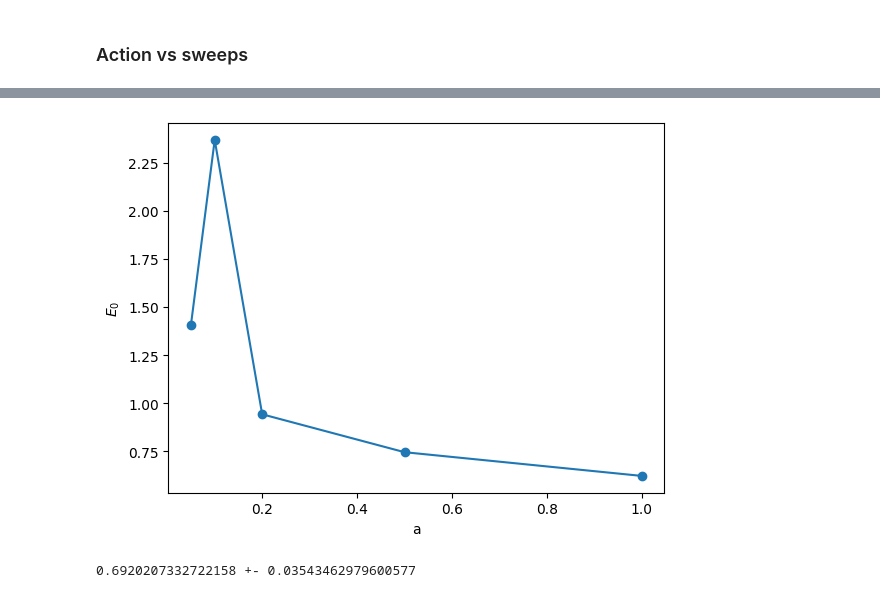
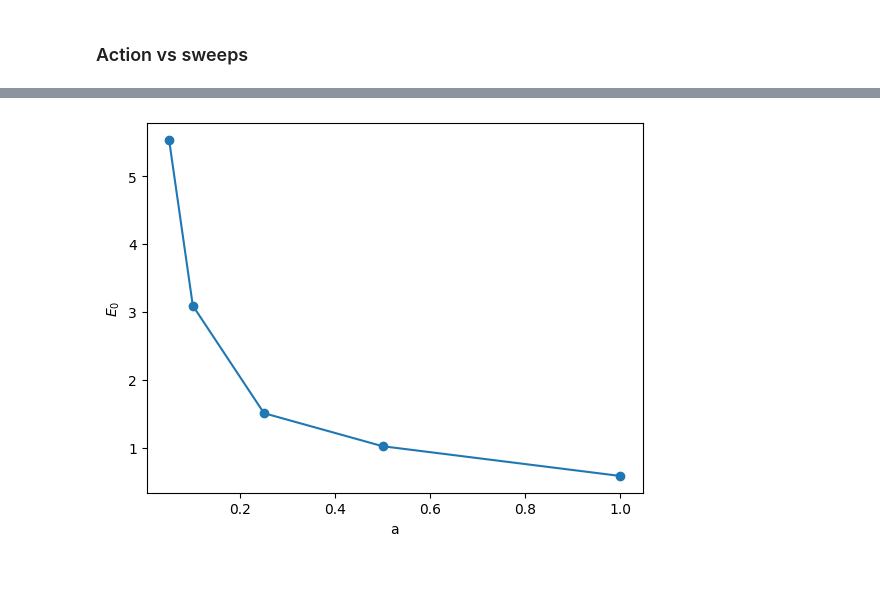
Before and after one commit to SoyAgustin/QF-Path-Integral, a Jupyter notebook: Notebooks_Py/oscillator.ipynb, the cells around one changed output, grey strips where cells are left out. Drawn from its saved outputs; the diff is of its cells as text; code cells hidden in the pictures.

```diff
--- a/Notebooks_Py/oscillator.ipynb
+++ b/Notebooks_Py/oscillator.ipynb
@@ -91,28 +92,19 @@ hot_cold(epsilon,SIZE,a,lamb)
 # %%
-def ground_state_hot(rho,size,a_list,start=1):
+def ground_state_hot(a_list,epsilon,size=10,start=1,lamb=0.0):
     e_0=[]
     ind=0
     for a in a_list:
-        x = pd.read_csv(f"./Datos/Harmonic/configs/start_1_epsilon_{rho:0.2f}_{size}_{a:0.2f}.csv")
+        x = pd.read_csv(f"./Datos/Oscillator/trayec/start_{start}_eps_{epsilon:0.2f}_size_{size}_a_{a:0.2f}_lambda_{lamb:0.2f}.csv")
 
         e_0 += [np.mean(x[str(ind)]**2)]
 
+    e_0=np.array(e_0)
     plt.errorbar(a_list,e_0,marker="o")
     plt.xlabel("a")
     plt.ylabel("$E_0$")
     plt.show()
 # %%
-a_list = [1.0,0.5,0.2,0.1,0.05]
-ground_state_hot(0.7,10,a_list)
+a_list = [1.0,0.5,0.25,0.1,0.05]
+ground_state_hot(a_list,epsilon=0.7,lamb=0.0)
 # %% [output]
-[figure, old version]
+[figure, new version]
-# %%
-rho=0.7
-size=10
-a=0.05
-x = pd.read_csv(f"./Datos/Harmonic/configs/start_1_epsilon_{rho:0.2f}_{size}_{a:0.2f}.csv")
-e_0=0.5*np.mean(x.iloc[:,1]**2)
-err=np.sqrt(np.var(x.iloc[:,1])/len(x.iloc[:,1]))
-print(f"{e_0} +- {err}")
-# %% [output]
-0.6920207332722158 +- 0.03543462979600577
```
Also changed, not shown: parts of 6 cells of this notebook, 2 other files.
